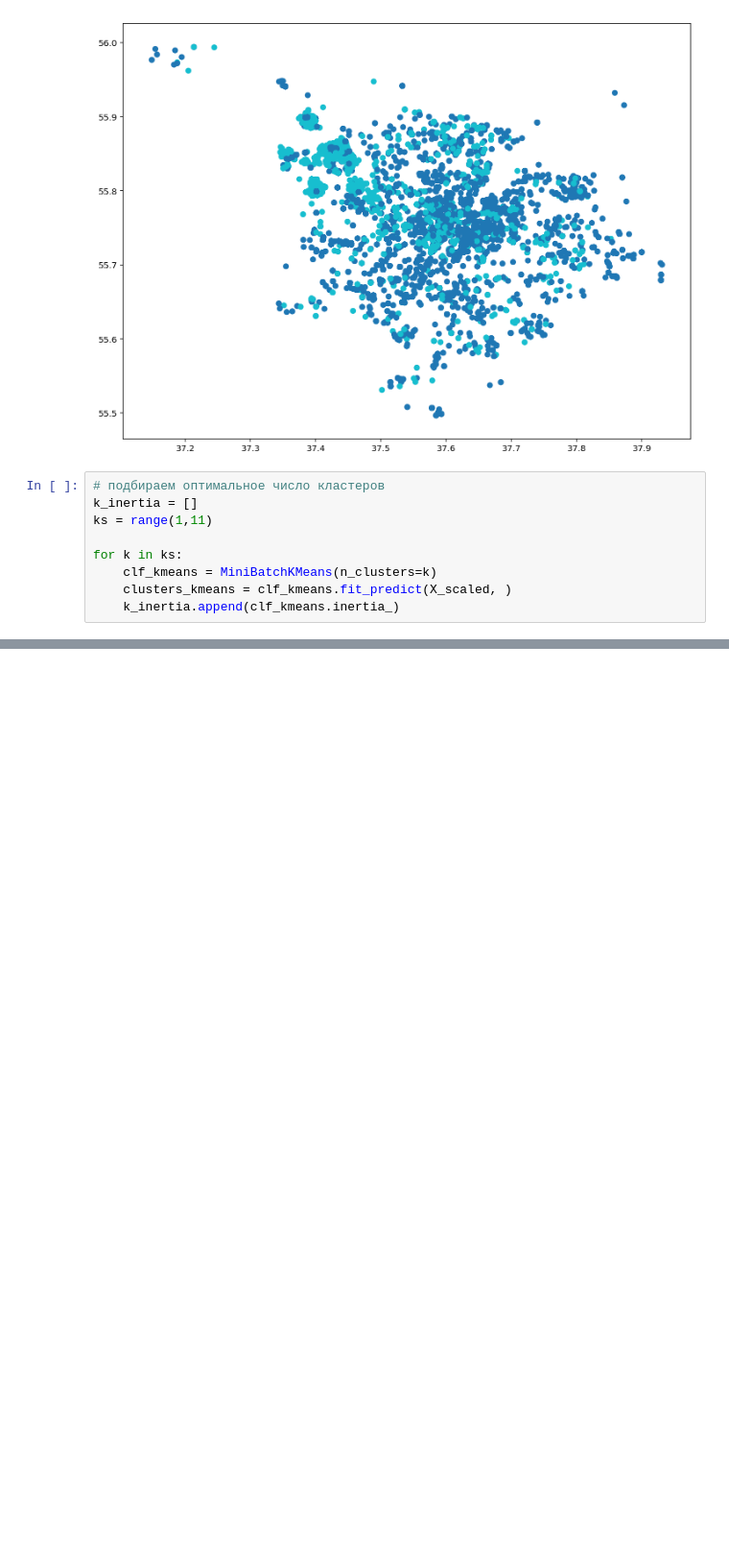
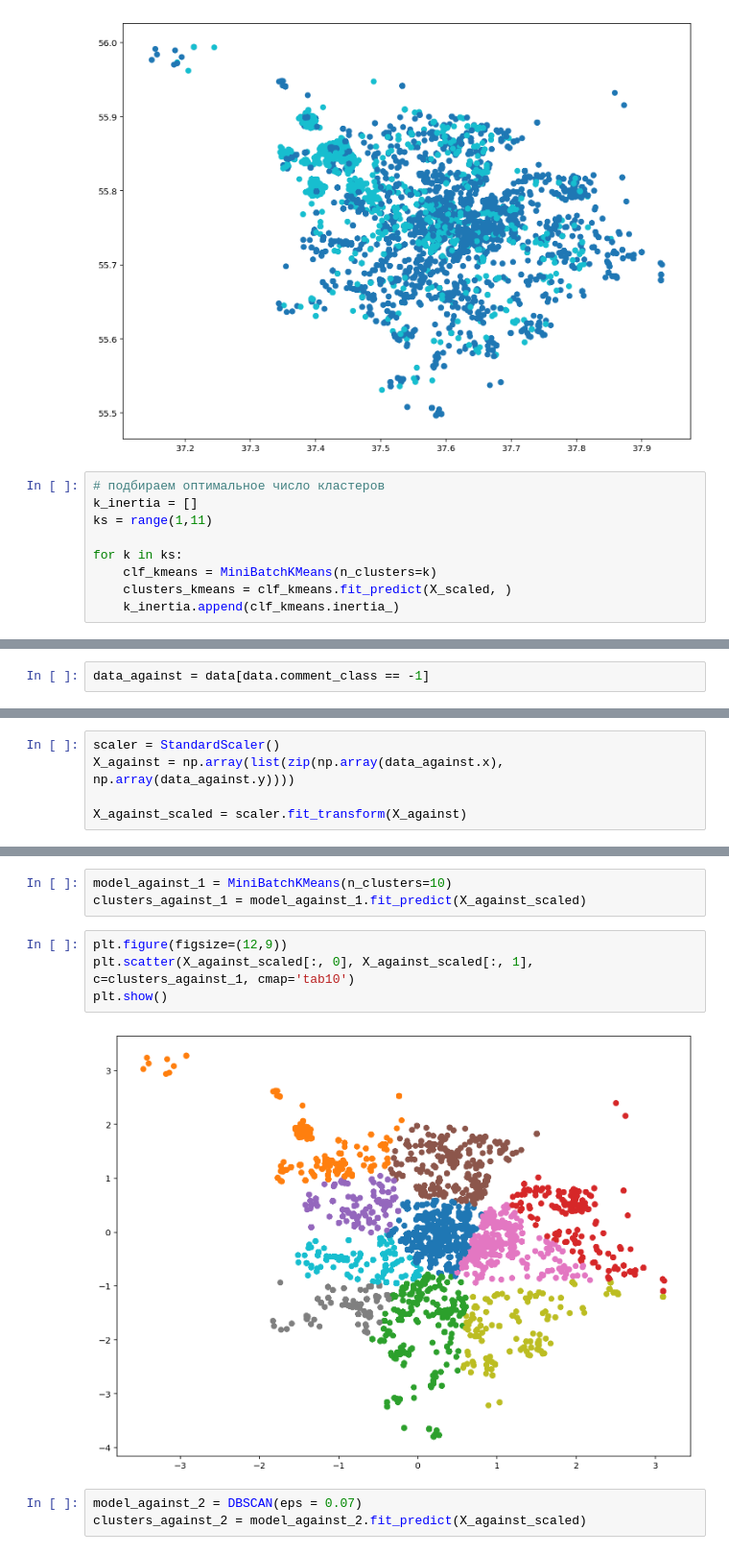
Before and after one commit to mrvanolog/Netology, a Jupyter notebook: Машинное обучение 2.0/Lesson5/homework clustering.ipynb, the cells around one changed output, grey strips where cells are left out. Shown at 96% size. Saved outputs shown, nothing was run; the diff lists cells and outputs as text; blank space fills up the shorter version.

```diff
--- a/Машинное обучение 2.0/Lesson5/homework clustering.ipynb
+++ b/Машинное обучение 2.0/Lesson5/homework clustering.ipynb
@@ -103,0 +112,2 @@ print('Оптимальное число кластеров:', k_opt)
+# %%
+data_against = data[data.comment_class == -1]
@@ -103,0 +120,5 @@ print('Оптимальное число кластеров:', k_opt)
+# %%
+scaler = StandardScaler()
+X_against = np.array(list(zip(np.array(data_against.x), np.array(data_against.y))))
+
+X_against_scaled = scaler.fit_transform(X_against)
@@ -103,0 +149,12 @@ print('Оптимальное число кластеров:', k_opt)
+# %%
+model_against_1 = MiniBatchKMeans(n_clusters=10)
+clusters_against_1 = model_against_1.fit_predict(X_against_scaled)
+# %%
+plt.figure(figsize=(12,9))
+plt.scatter(X_against_scaled[:, 0], X_against_scaled[:, 1], c=clusters_against_1, cmap='tab10')
+plt.show()
+# %% [output]
+[figure, added]
+# %%
+model_against_2 = DBSCAN(eps = 0.07)
+clusters_against_2 = model_against_2.fit_predict(X_against_scaled)
```
Also changed, not shown: parts of 17 cells of this notebook.
